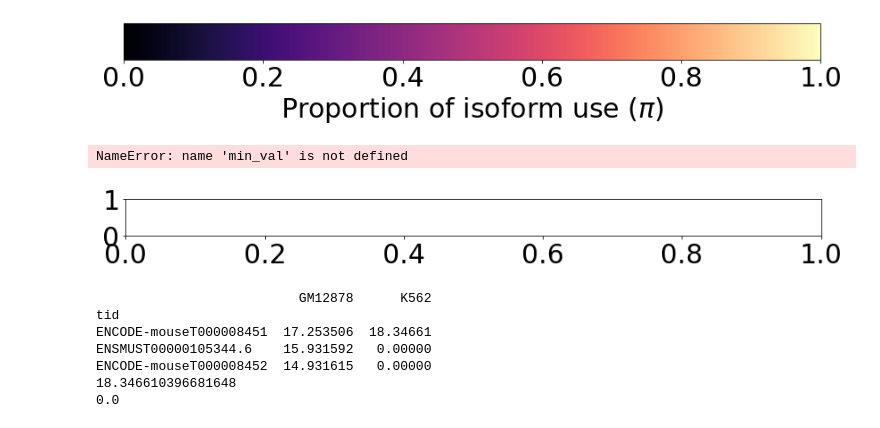
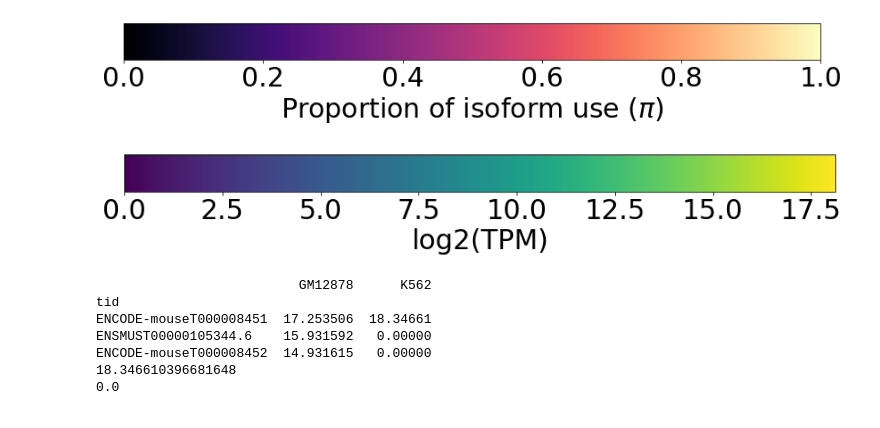
Before and after one commit to mortazavilab/swan_vis, a Jupyter notebook: tutorials/test_dev.ipynb, the cells around one changed output. Drawn from its saved outputs; the diff is of its cells as text; code cells hidden in the pictures.

```diff
--- a/tutorials/test_dev.ipynb
+++ b/tutorials/test_dev.ipynb
@@ -82,32 +133,32 @@ plt.show()
 [figure]
 # %%
 t_df = sg.gen_report('ENSMUSG00000020167.13', 'test', layer='tpm', groupby='sample')
-t_df = np.lo
+t_df = np.log2(t_df+1)
 
 max_val = t_df.max().max()
 min_val = t_df.min().min()
 
 plt.rcParams.update({'font.size': 30})
 fig, ax = plt.subplots(figsize=(14, 1.5))
 fig.subplots_adjust(bottom=0.5)
 fig.patch.set_visible(False)
 ax.patch.set_visible(False)
 
+cmap = 'viridis'
 try:
     cmap = plt.get_cmap(cmap)
 except:
     raise ValueError('Colormap {} not found'.format(cmap))
 
 norm = mpl.colors.Normalize(vmin=min_val, vmax=max_val)
 
 cb = mpl.colorbar.ColorbarBase(ax,
                     cmap=cmap,
                     norm=norm,
                     orientation='horizontal')
 cb.set_label('log2(TPM)')
 # %% [output]
-NameError: name 'min_val' is not defined
-[figure, old version]
+[figure, new version]
 # %%
 t_df = sg.gen_report('ENSMUSG00000020167.13', 'test', groupby='sample')
 
```
Also changed, not shown: parts of 7 cells of this notebook, 3 other files.
